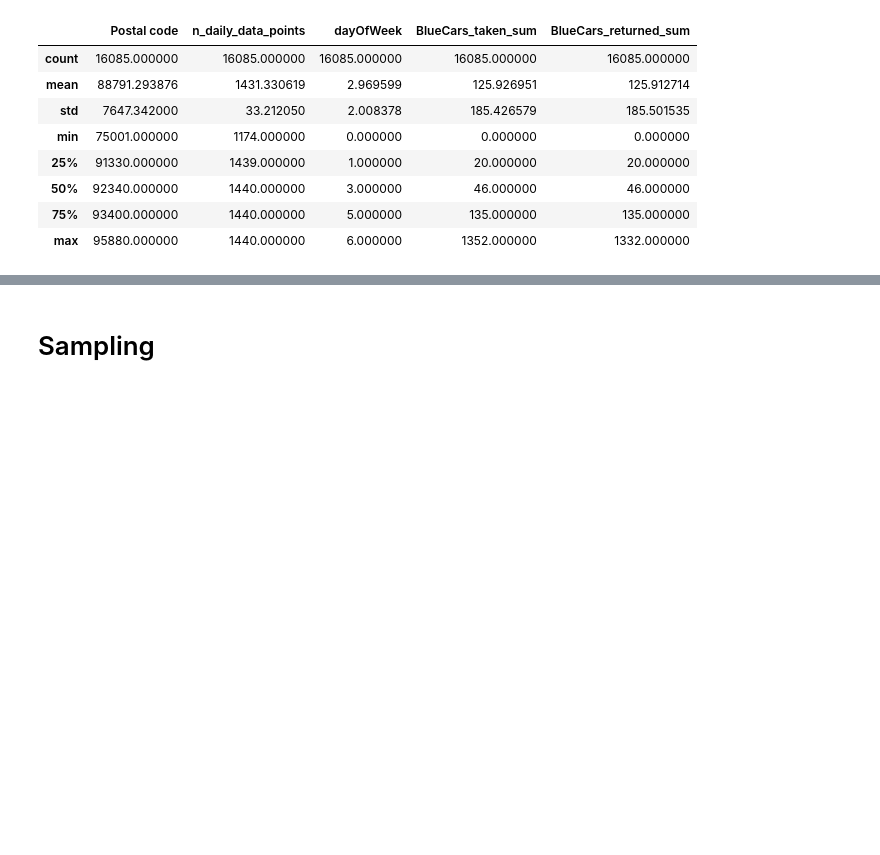
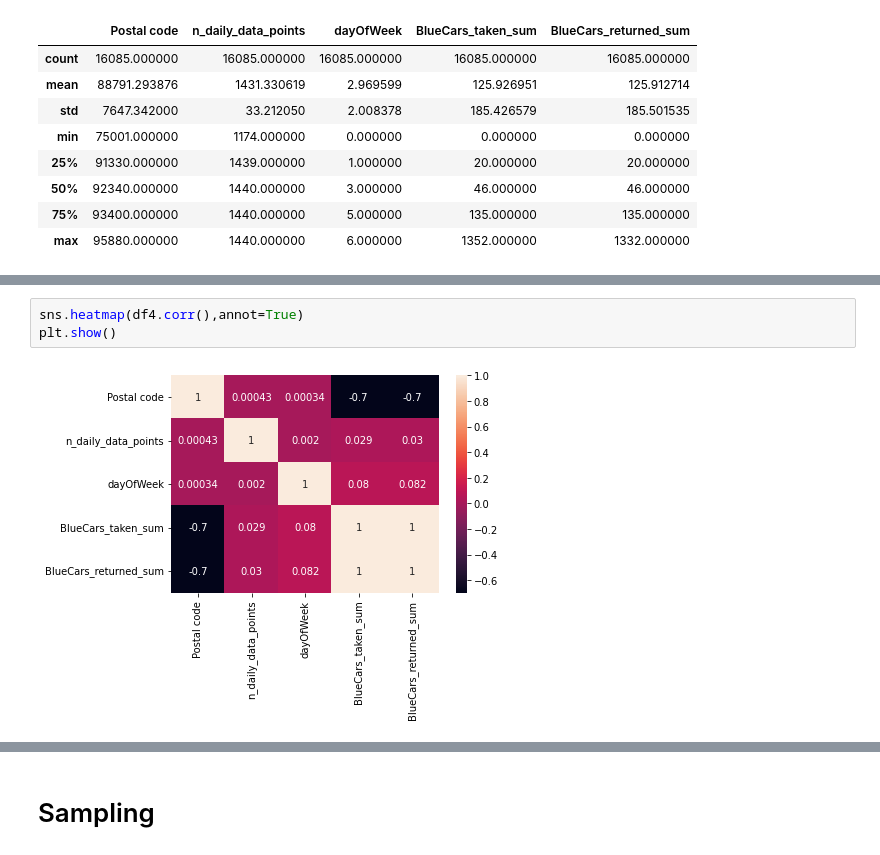
Before and after one commit to castynyaga/Statistics-IP, a Jupyter notebook: Statistics_IP_Casty_Nyaga.ipynb, the cells around one changed output, grey strips where cells are left out. Cells and saved outputs as stored; diff of their text form; blank space fills up the shorter version.

```diff
--- a/Statistics_IP_Casty_Nyaga.ipynb
+++ b/Statistics_IP_Casty_Nyaga.ipynb
@@ -662,0 +704,5 @@ df4.describe()
+# %%
+sns.heatmap(df4.corr(),annot=True)
+plt.show()
+# %% [output]
+[figure, added]
```
Also changed, not shown: parts of 15 cells of this notebook.
